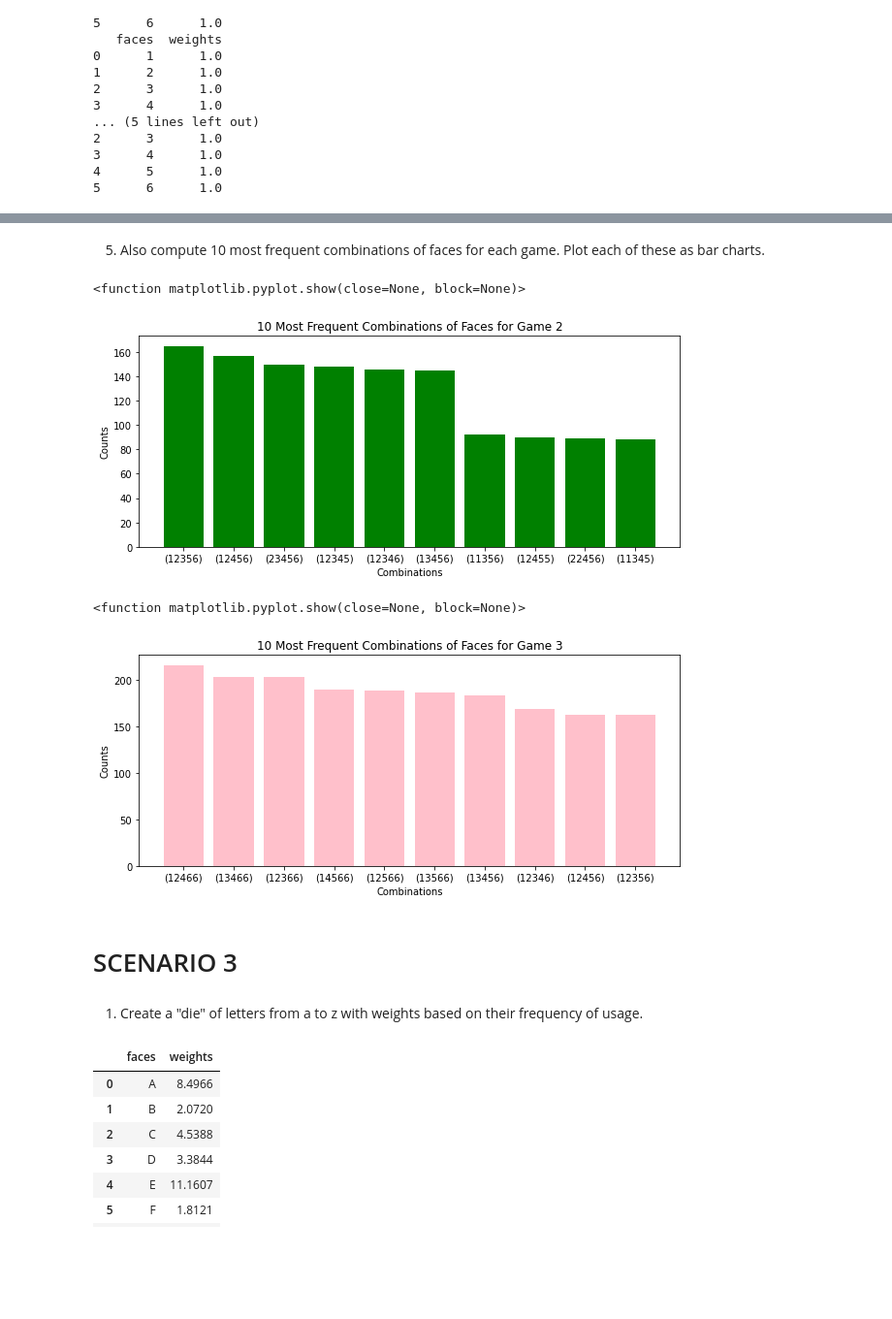
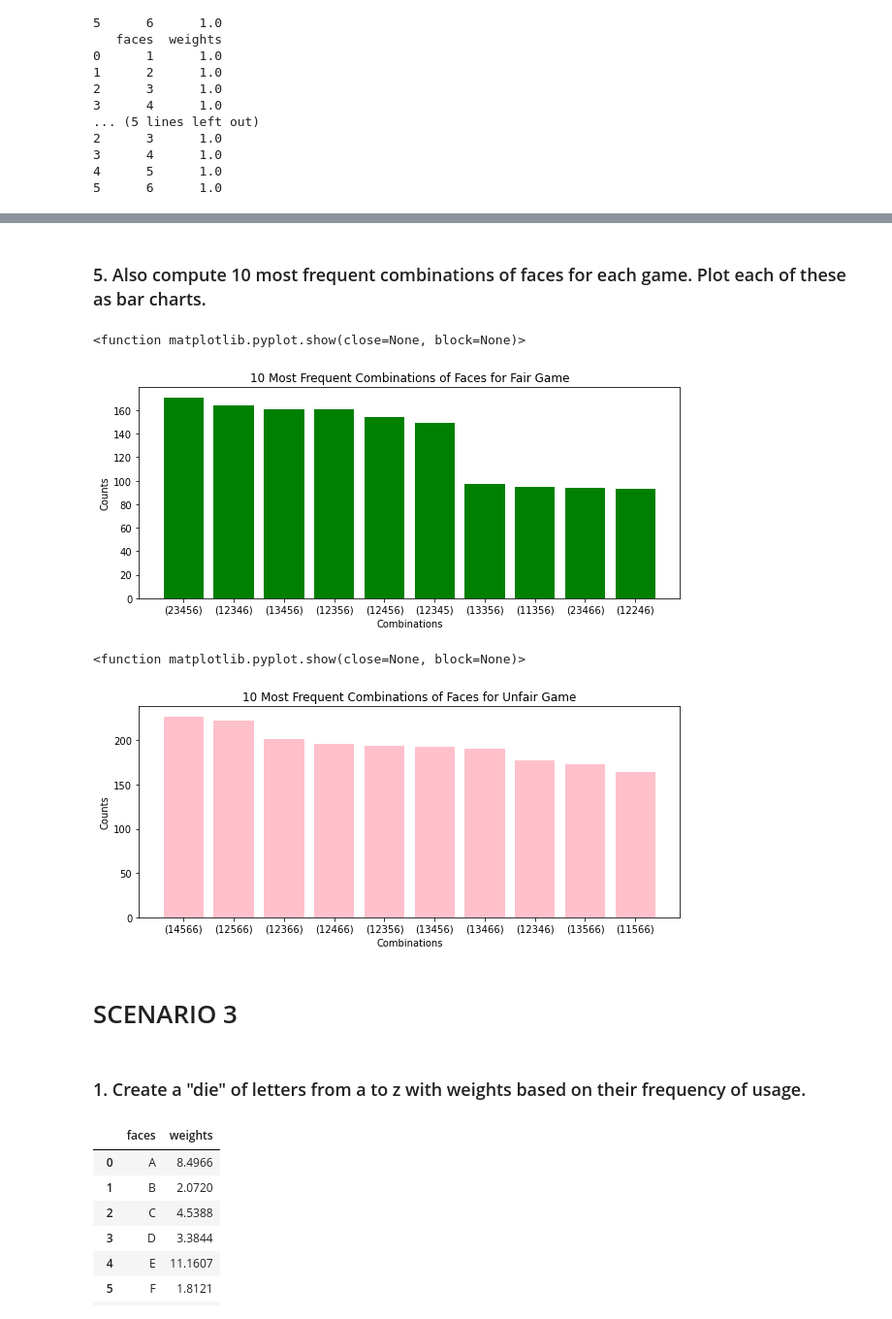
Before and after one commit to gjagtap2/FinalProjectDS5100, a Jupyter notebook: montecarlo_demo.ipynb, the cells around one changed output, grey strips where cells are left out. Shown at 97% size. Saved outputs shown, nothing was run; the diff lists cells and outputs as text; code cells hidden in the pictures; blank space fills up the shorter version.

```diff
--- a/montecarlo_demo.ipynb
+++ b/montecarlo_demo.ipynb
@@ -152,7 +154,7 @@ game2.show().head(10)
 # %%
-game3 = Game([unfair1, unfair1, unfair2, fair, fair])
-game3.play(nroll)
-game3.show().head(10)
+unfairGame = Game([unfair1, unfair1, unfair2, fair, fair])
+unfairGame.play(nroll)
+unfairGame.show().head(10)
 # %% [output]
 |  | 0 | 1 | 2 | 3 | 4 |
 | rollNumber |  |  |  |  |  |
@@ -171,10 +173,10 @@ game3.show().head(10)
 # %%
-analyzer2 = Analyzer(game2)
-jack2 = analyzer2.jackpot()
-analyzer3 = Analyzer(game3)
-jack3 = analyzer3.jackpot()
+fairGameAnalyzer = Analyzer(fairGame)
+fairGameJackpot = fairGameAnalyzer.jackpot()
+unfairGameAnalyzer = Analyzer(unfairGame)
+unfairGameJackpot = unfairGameAnalyzer.jackpot()
 
-data = {'5 fair':jack2/nroll, '3 unfair & 2 fair':jack3/nroll}
+data = {'5 fair':fairGameJackpot/nroll, '3 unfair & 2 fair':unfairGameJackpot/nroll}
 games = list(data.keys())
 values = list(data.values())
 plt.bar(games, values, color="orange")
@@ -188,47 +190,47 @@ plt.show
 # %% [markdown]
-5. Also compute 10 most frequent combinations of faces for each game. Plot each of these as bar charts.
+### 5. Also compute 10 most frequent combinations of faces for each game. Plot each of these as bar charts.
 # %%
-analyzer2.combo()
-a2 = analyzer2.comboDF
-a2 = a2[:10]
-indices = pd.DataFrame(a2.index)
+fairGameAnalyzer.combo()
+fairGameCombos = fairGameAnalyzer.comboDF
+fairGameCombos = fairGameCombos[:10]
+indices = pd.DataFrame(fairGameCombos.index)
 stringlist = []
 for i in range(10):
     stringlist.append((str(indices[0][i])).replace(', ', ''))
-a2['stringlist']=stringlist
+fairGameCombos['stringlist']=stringlist
 
 plt.figure(figsize=(10, 4))
-plt.bar(list(a2['stringlist'].values), list(a2['frequencies'].values), color="green")
+plt.bar(list(fairGameCombos['stringlist'].values), list(fairGameCombos['frequencies'].values), color="green")
 plt.xlabel("Combinations")
 plt.ylabel("Counts")
-plt.title("10 Most Frequent Combinations of Faces for Game 2")
+plt.title("10 Most Frequent Combinations of Faces for Fair Game")
 plt.show
 # %% [output]
 <function matplotlib.pyplot.show(close=None, block=None)>
-[figure, old version]
+[figure, new version]
 # %%
-analyzer3.combo()
-a3 = analyzer3.comboDF
-a3 = a3[:10]
-indices = pd.DataFrame(a3.index)
+unfairGameAnalyzer.combo()
+unfairGameCombos = unfairGameAnalyzer.comboDF
+unfairGameCombos = unfairGameCombos[:10]
+indices = pd.DataFrame(unfairGameCombos.index)
 stringlist = []
 for i in range(10):
     stringlist.append((str(indices[0][i])).replace(', ', ''))
-a3['stringlist']=stringlist
+unfairGameCombos['stringlist']=stringlist
 
 plt.figure(figsize=(10, 4))
-plt.bar(list(a3['stringlist'].values), list(a3['frequencies'].values), color="pink")
+plt.bar(list(unfairGameCombos['stringlist'].values), list(unfairGameCombos['frequencies'].values), color="pink")
 plt.xlabel("Combinations")
 plt.ylabel("Counts")
-plt.title("10 Most Frequent Combinations of Faces for Game 3")
+plt.title("10 Most Frequent Combinations of Faces for Unfair Game")
 plt.show
 # %% [output]
 <function matplotlib.pyplot.show(close=None, block=None)>
-[figure, old version]
+[figure, new version]
 # %% [markdown]
 # SCENARIO 3
 # %% [markdown]
-1. Create a "die" of letters from a to z with weights based on their frequency of usage.
+### 1. Create a "die" of letters from a to z with weights based on their frequency of usage.
 # %%
 letters_dict = {'A': 8.4966, 'B': 2.0720, 'C': 4.5388, 'D ': 3.3844, 'E': 11.1607,
 'F': 1.8121, 'G': 4.4705, 'H': 3.0034, 'I': 7.5448, 'J': 0.1965,
```
Also changed, not shown: parts of 29 cells of this notebook.
